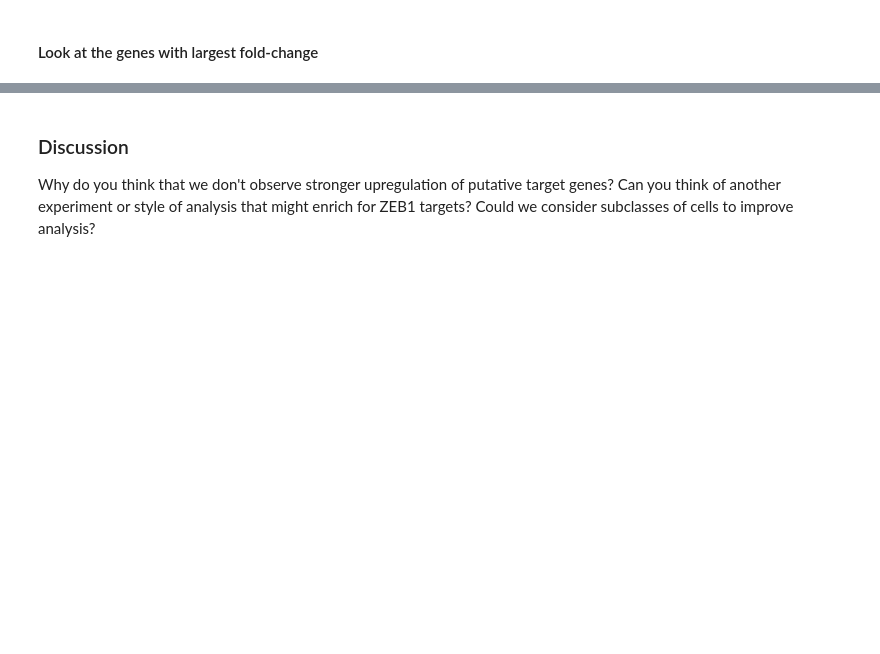
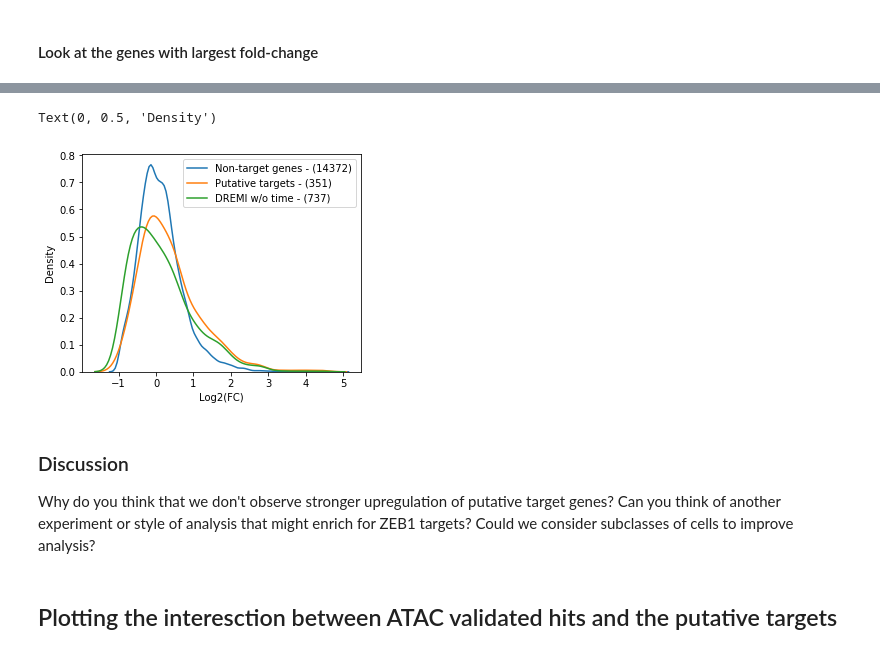
Before and after one commit to KrishnaswamyLab/SingleCellWorkshop, a Jupyter notebook: exercises/GeneRelationships/notebooks/GeneRelationships.EMT_data.ipynb, the cells around one changed output, grey strips where cells are left out. Saved outputs shown, nothing was run; the diff lists cells and outputs as text; code cells hidden in the pictures; blank space fills up the shorter version.

```diff
--- a/exercises/GeneRelationships/notebooks/GeneRelationships.EMT_data.ipynb
+++ b/exercises/GeneRelationships/notebooks/GeneRelationships.EMT_data.ipynb
@@ -403,7 +441,7 @@ putative_target_mask = timing_mask & zeb1_dremi_mask
 #### Selecting gene names
 # %%
 putative_target_genes = emt_gene_names[putative_target_mask]
-putative_targets_no_time = emt_gene_names[zeb1_dremi_mask]
+putative_target_genes_no_time = emt_gene_names[zeb1_dremi_mask]
 # %% [markdown]
 **Discussion**: In pairs, design an experiment that you might perform to validate these targets.
 # %% [markdown]
@@ -485,8 +533,8 @@ SyntaxError: invalid syntax (<ipython-input-678-a4220671581c>, line 6)
 # %% [markdown]
 ### Calculating fold-changes
 # %%
-tgfb_mean = data_magic[common_genes].mean(axis=0)
-zeb1_mean = data_dox_magic.mean(axis=0)
+tgfb_mean = data[data_dox_magic.columns].mean(axis=0)
+zeb1_mean = data_dox.mean(axis=0)
 fc_expression = ( zeb1_mean - tgfb_mean) / tgfb_mean
 log2_fc = np.log2(np.abs(fc_expression) + 1) * np.sign(fc_expression)
 # %% [markdown]
@@ -530,4 +565,25 @@ sns.kdeplot(log2_fc[putative_target_genes_no_time], label='DREMI w/o time', ax=a
+# %%
+fig, ax = plt.subplots(1, figsize=(5,4))
+
+# Plot all non-target genes
+mask = ~np.isin(log2_fc.index, putative_target_genes)
+sns.kdeplot(log2_fc[mask], ax=ax, label='Non-target genes - ({})'.format(np.sum(mask)))
+
+# Plot the putative target genes
+mask = np.isin(log2_fc.index, putative_target_genes)
+sns.kdeplot(log2_fc[mask], ax=ax, label='Putative targets - ({})'.format(np.sum(mask)))
+
+# Plot the genes with the highest DREMI scores (not filtered for timing)
+mask = np.isin(log2_fc.index, putative_target_genes_no_time)
+sns.kdeplot(log2_fc[mask], ax=ax, label='DREMI w/o time - ({})'.format(np.sum(mask)))
+ax.set_xlabel('Log2(FC)')
+ax.set_ylabel('Density')
+# %% [output]
+Text(0, 0.5, 'Density')
+[figure, added]
 # %% [markdown]
 ### Discussion
 
 Why do you think that we don't observe stronger upregulation of putative target genes? Can you think of another experiment or style of analysis that might enrich for ZEB1 targets? Could we consider subclasses of cells to improve analysis?
+# %% [markdown]
+## Plotting the interesction between ATAC validated hits and the putative targets
```
Also changed, not shown: parts of 51 cells of this notebook, 25 other files.
